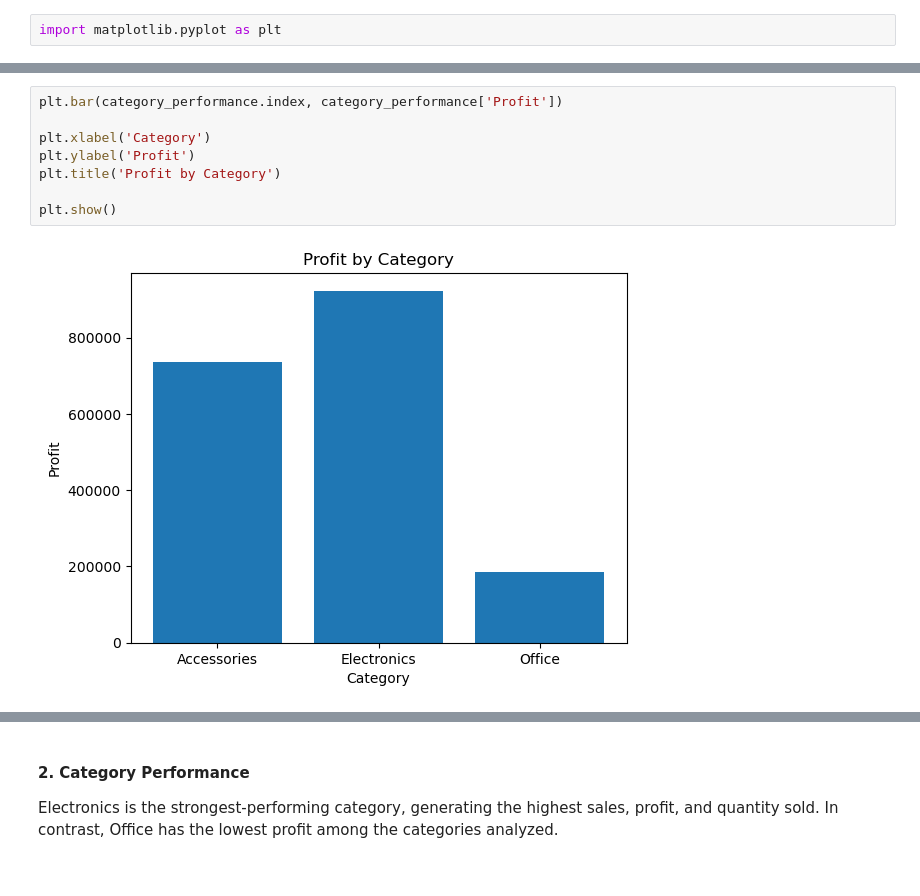
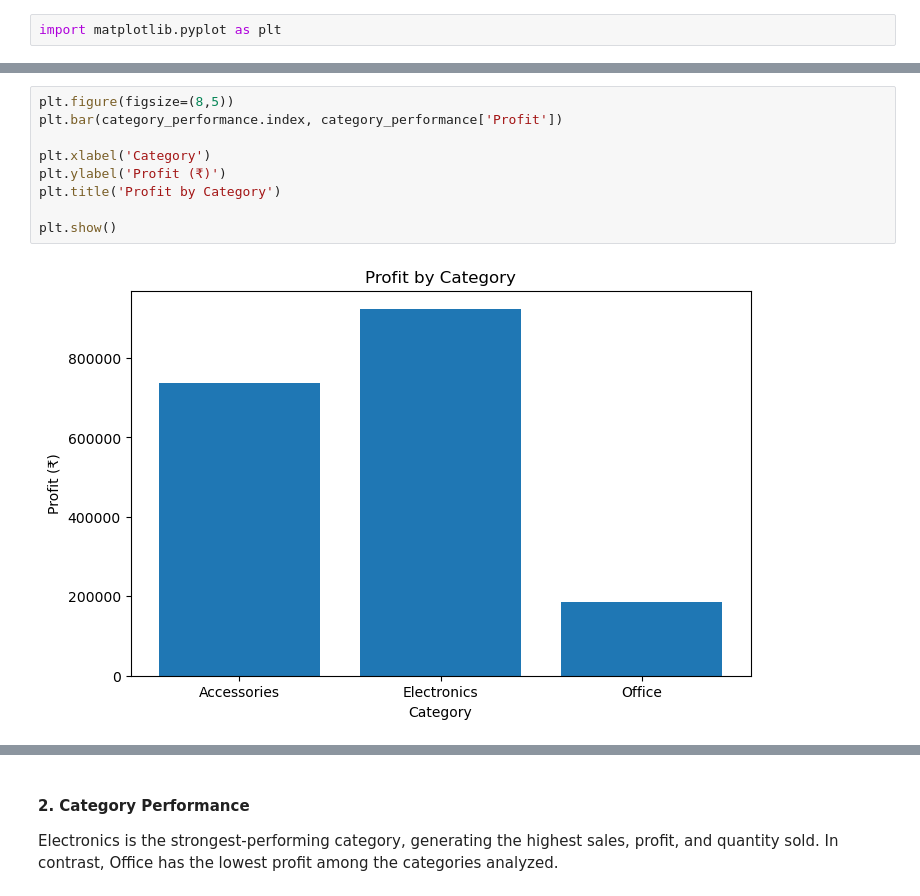
Before and after one commit to khushigupta89790/ecommerce-sales-analysis, a Jupyter notebook: ecommerce_sales_analysis.ipynb, the cells around one changed output, grey strips where cells are left out. Saved outputs shown, nothing was run; the diff lists cells and outputs as text.

```diff
--- a/ecommerce_sales_analysis.ipynb
+++ b/ecommerce_sales_analysis.ipynb
@@ -315,11 +380,12 @@ plt.show()
 # %%
+plt.figure(figsize=(8,5))
 plt.bar(category_performance.index, category_performance['Profit'])
 
 plt.xlabel('Category')
-plt.ylabel('Profit')
+plt.ylabel('Profit (₹)')
 plt.title('Profit by Category')
 
 plt.show()
 # %% [output]
-[figure, old version]
+[figure, new version]
 # %%
```
Also changed, not shown: parts of 46 cells of this notebook.
